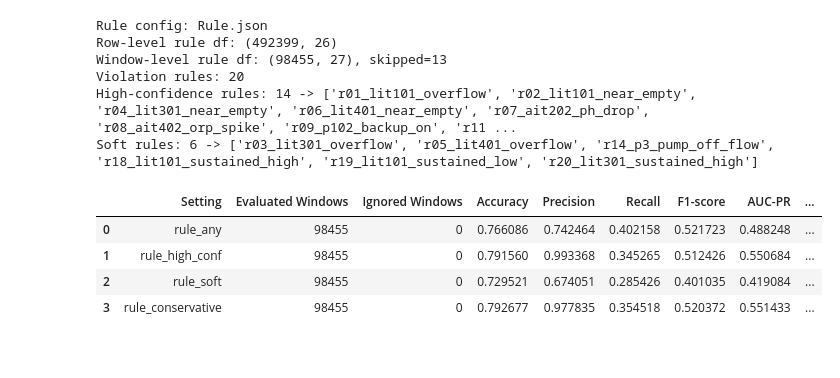
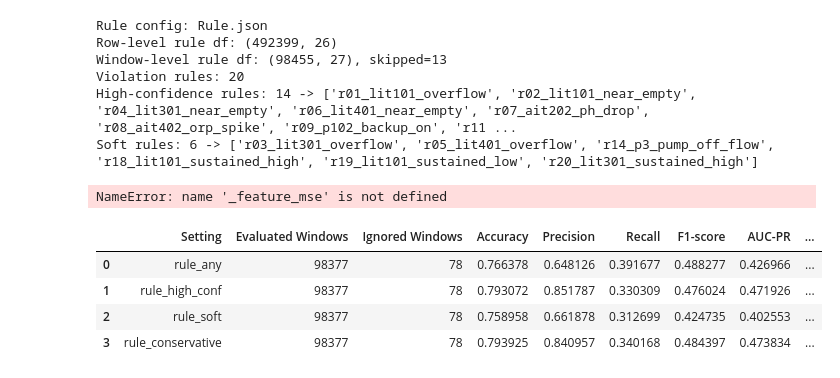
Before and after one commit to Ellie0377/TACC, a Jupyter notebook: LSTMAE_with_Rule.ipynb, the cells around one changed output. Cells and saved outputs as stored; diff of their text form; code cells hidden in the pictures.

```diff
--- a/LSTMAE_with_Rulel.ipynb
+++ b/LSTMAE_with_Rule.ipynb
@@ -615,58 +632,43 @@ Violation rules: 20
 High-confidence rules: 14 -> ['r01_lit101_overflow', 'r02_lit101_near_empty', 'r04_lit301_near_empty', 'r06_lit401_near_empty', 'r07_ait202_ph_drop', 'r08_ait402_orp_spike', 'r09_p102_backup_on', 'r11 ...
 Soft rules: 6 -> ['r03_lit301_overflow', 'r05_lit401_overflow', 'r14_p3_pump_off_flow', 'r18_lit101_sustained_high', 'r19_lit101_sustained_low', 'r20_lit301_sustained_high']
 # %%
-from MahalanobisDetector import MahalanobisAnomalyDetector
+from MahalanobisDetector import WhitenedPCAMahalanobisDetector
 
-detector = MahalanobisAnomalyDetector(best_model, device, batch_size=BATCH_SIZE)
-detector.fit(X_val_seq)
+_detector_v0 = WhitenedPCAMahalanobisDetector(best_model, device)
+_detector_v0.fit(X_val_seq)
+_scores_v0    = _detector_v0.score(X_test_seq)
+_thr_v0       = _detector_v0.threshold_percentile(99.2)
 
-maha_scores = detector.score(X_test_seq)
-maha_threshold = detector.threshold_percentile(99.0)
-
-evaluation_df["y_pred_recon"] = evaluation_df["y_pred"]
-evaluation_df["recon_error"] = evaluation_df["error"]
-evaluation_df["recon_threshold"] = evaluation_df["threshold"]
-evaluation_df["maha_score"] = maha_scores
-evaluation_df["maha_threshold"] = maha_threshold
-evaluation_df["y_pred_maha"] = (evaluation_df["maha_score"] > maha_threshold).astype(np.int64)
-evaluation_df["y_pred_maha_or_high_conf"] = (
-    (evaluation_df["y_pred_maha"] == 1) |
-    (evaluation_df["rule_high_conf"].to_numpy() == 1)
-).astype(np.int64)
-
-evaluation_df["error"] = evaluation_df["maha_score"]
-evaluation_df["threshold"] = evaluation_df["maha_threshold"]
-evaluation_df["y_pred"] = evaluation_df["y_pred_maha_or_high_conf"]
-evaluation_df = add_hybrid_predictions(evaluation_df, ae_pred_col="y_pred")
-
-print(f"Mahalanobis threshold (p99): {maha_threshold:.6f}")
-print(f"Mahalanobis positive windows: {int(evaluation_df['y_pred_maha'].sum())}")
-print(f"Mahalanobis OR high-conf positive windows: {int(evaluation_df['y_pred'].sum())}")
+_y_wpca_v0  = (_scores_v0 > _thr_v0).astype(int)
+_y_final_v0 = ((_y_wpca_v0 == 1) | (evaluation_df["rule_high_conf"].to_numpy() == 1)).astype(int)
+# P=0.7981  R=0.8241  F1=0.8109
+# %% [output]
+NameError: name '_feature_mse' is not defined
 # %%
 # Rule aggregate performance：使用與 LSTMAE 相同的 dynamic recovery-aware label
 table_rule_aggregate = evaluate_rule_sets(
     evaluation_df,
     label_col="label_dynamic",
-    ignore_col=None,
+    ignore_col="ignore_attack4",
 )
 
 display(table_rule_aggregate)
-table_rule_aggregate.to_csv("./results/table_rule_aggregate_dynamic.csv", index=False)
+table_rule_aggregate.to_csv("./results/table_rule_aggregate_dynamic_ignore_attack4.csv", index=False)
 
 # Individual rule performance
 table_rule_individual = evaluate_individual_rules(
     evaluation_df,
     rule_meta,
     label_col="label_dynamic",
-    ignore_col=None,
+    ignore_col="ignore_attack4",
 )
 
 display(table_rule_individual.sort_values("F1-score", ascending=False))
-table_rule_individual.to_csv("./results/table_rule_individual_dynamic.csv", index=False)
+table_rule_individual.to_csv("./results/table_rule_individual_dynamic_ignore_attack4.csv", index=False)
 # %% [output]
 |  | Setting | Evaluated Windows | Ignored Windows | Accuracy | Precision | Recall | F1-score | AUC-PR | ... |
-| 0 | rule_any | 98455 | 0 | 0.766086 | 0.742464 | 0.402158 | 0.521723 | 0.488248 | ... |
-| 1 | rule_high_conf | 98455 | 0 | 0.791560 | 0.993368 | 0.345265 | 0.512426 | 0.550684 | ... |
-| 2 | rule_soft | 98455 | 0 | 0.729521 | 0.674051 | 0.285426 | 0.401035 | 0.419084 | ... |
-| 3 | rule_conservative | 98455 | 0 | 0.792677 | 0.977835 | 0.354518 | 0.520372 | 0.551433 | ... |
+| 0 | rule_any | 98377 | 78 | 0.766378 | 0.648126 | 0.391677 | 0.488277 | 0.426966 | ... |
+| 1 | rule_high_conf | 98377 | 78 | 0.793072 | 0.851787 | 0.330309 | 0.476024 | 0.471926 | ... |
+| 2 | rule_soft | 98377 | 78 | 0.758958 | 0.661878 | 0.312699 | 0.424735 | 0.402553 | ... |
+| 3 | rule_conservative | 98377 | 78 | 0.793925 | 0.840957 | 0.340168 | 0.484397 | 0.473834 | ... |
 |  | Rule ID | Rule Name | Layer | High Confidence | Original FPR Normal | Target Attacks | Evaluated Windows | ... |
```
Also changed, not shown: parts of 16 cells of this notebook, 23 other files.
